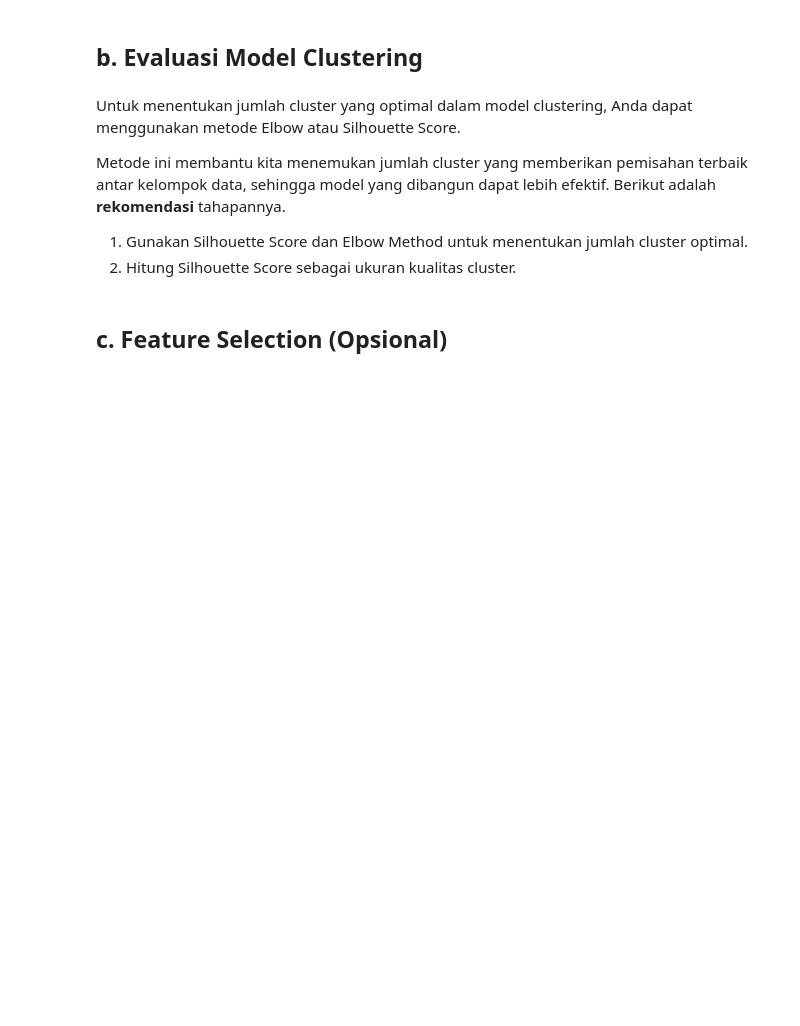
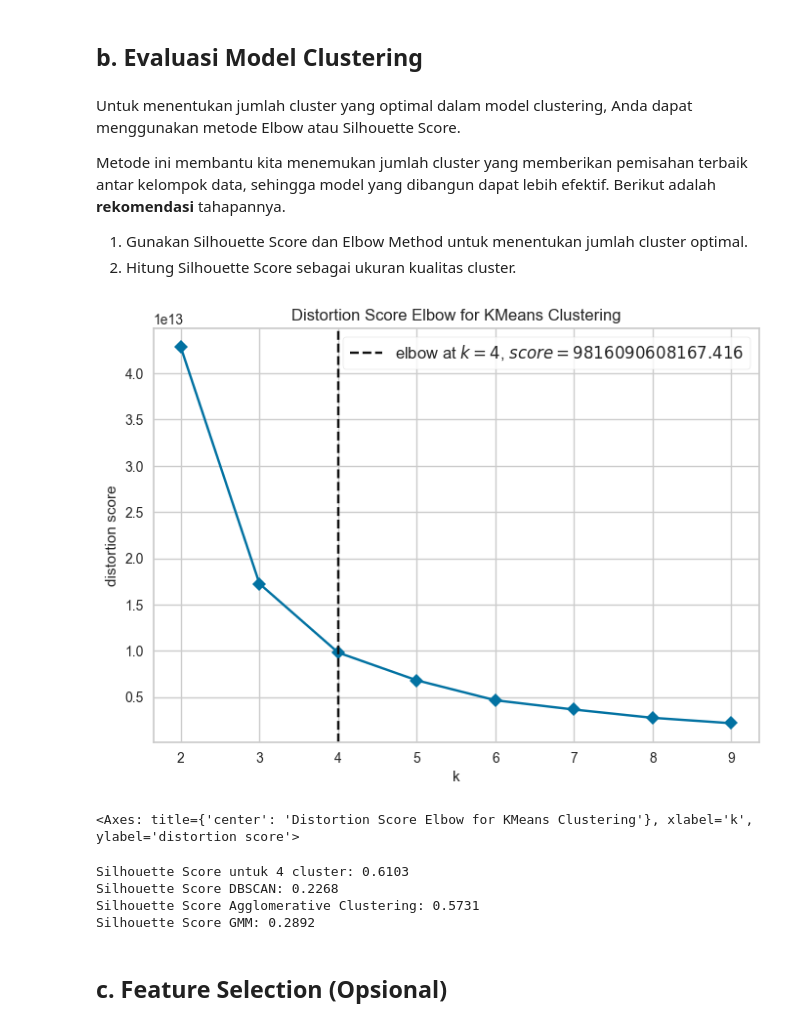
Before and after one commit to MuhDila/Submission_Belajar_Machine_Learning_untuk_Pemula, a Jupyter notebook: [Clustering]_Submission_Akhir_BMLP_Muhammad Dila.ipynb, the cells around one changed output. Saved outputs shown, nothing was run; the diff lists cells and outputs as text; code cells hidden in the pictures; blank space fills up the shorter version.

```diff
--- a/[Clustering]_Submission_Akhir_BMLP_Muhammad Dila.ipynb
+++ b/[Clustering]_Submission_Akhir_BMLP_Muhammad Dila.ipynb
@@ -525,3 +609,35 @@ Metode ini membantu kita menemukan jumlah cluster yang memberikan pemisahan terb
+# %%
+# Inisialisasi model K-Means
+model = KMeans(random_state=42)
+
+# Menggunakan KElbowVisualizer untuk menemukan jumlah cluster optimal
+visualizer = KElbowVisualizer(model, k=(2,10), metric='distortion', timings=False)
+visualizer.fit(X)  # Latih model
+visualizer.show()
+# %% [output]
+[figure, added]
+<Axes: title={'center': 'Distortion Score Elbow for KMeans Clustering'}, xlabel='k', ylabel='distortion score'>
+# %%
+# Hitung silhouette score untuk model KMeans
+sil_score = silhouette_score(X, kmeans.labels_)
+print(f"Silhouette Score untuk {kmeans.n_clusters} cluster: {sil_score:.4f}")
+
+# Hitung silhouette score untuk model DBSCAN
+sil_score_dbscan = silhouette_score(X_scaled, df['cluster_dbscan'])
+print(f"Silhouette Score DBSCAN: {sil_score_dbscan:.4f}")
+
+# Hitung silhouette score untuk model Agglomerative Clustering
+sil_score_agg = silhouette_score(X, df['cluster_agg'])
+print(f"Silhouette Score Agglomerative Clustering: {sil_score_agg:.4f}")
+
+# Hitung silhouette score untuk model GMM
+sil_score_gmm = silhouette_score(X, df['cluster_gmm'])
+print(f"Silhouette Score GMM: {sil_score_gmm:.4f}")
+# %% [output]
+Silhouette Score untuk 4 cluster: 0.6103
+Silhouette Score DBSCAN: 0.2268
+Silhouette Score Agglomerative Clustering: 0.5731
+Silhouette Score GMM: 0.2892
 # %% [markdown]
 ## **c. Feature Selection (Opsional)**
 # %% [markdown]
```
Also changed, not shown: parts of 13 cells of this notebook.
